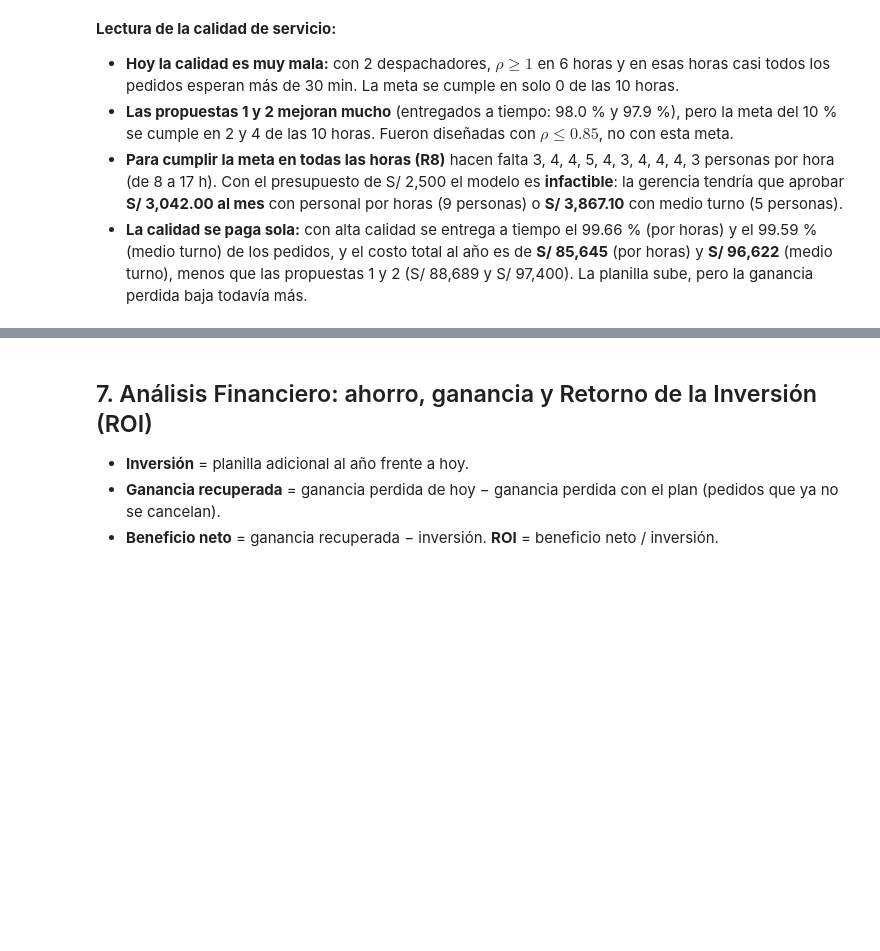
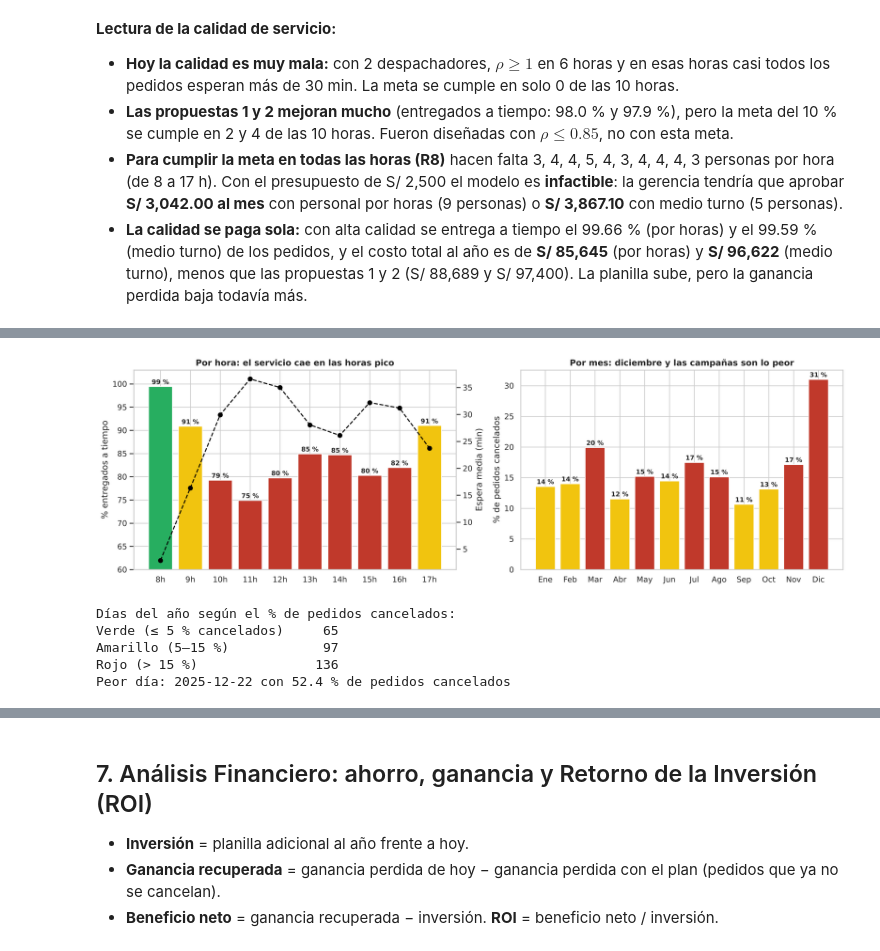
Before and after one commit to Efustion23/denlu-simulacion, a Jupyter notebook: Simulacion/Denlu.ipynb, the cells around one changed output, grey strips where cells are left out. Saved outputs shown, nothing was run; the diff lists cells and outputs as text; code cells hidden in the pictures; blank space fills up the shorter version.

```diff
--- a/Simulacion/Denlu.ipynb
+++ b/Simulacion/Denlu.ipynb
@@ -1211,0 +1245,36 @@ plt.show()
+# %%
+# Consistencia: calidad por hora y por mes
+por_hora_q = df.groupby('hora_del_dia').agg(a_tiempo=('cancelado', lambda x: 100 * (1 - x.mean())),
+                                            espera=('tiempo_espera_min', 'mean'))
+por_mes_q = df.groupby(pd.to_datetime(df['fecha']).dt.month)['cancelado'].mean() * 100
+
+fig, ax = plt.subplots(1, 2, figsize=(15, 4.8))
+colores_h = ['#27ae60' if v >= 95 else '#f1c40f' if v >= 85 else '#c0392b' for v in por_hora_q['a_tiempo']]
+ax[0].bar([f'{h}h' for h in por_hora_q.index], por_hora_q['a_tiempo'], color=colores_h)
+for i, v in enumerate(por_hora_q['a_tiempo']):
+    ax[0].text(i, v + 0.5, f'{v:.0f} %', ha='center', fontsize=9, fontweight='bold')
+ax[0].set_ylim(60, 103); ax[0].set_ylabel('% entregados a tiempo')
+ax[0].set_title('Por hora: el servicio cae en las horas pico', fontweight='bold')
+ax2 = ax[0].twinx(); ax2.plot(range(10), por_hora_q['espera'], 'o--', color='black'); ax2.set_ylabel('Espera media (min)'); ax2.grid(False)
+colores_m = ['#c0392b' if v > 15 else '#f1c40f' if v > 5 else '#27ae60' for v in por_mes_q]
+ax[1].bar(MESES, por_mes_q, color=colores_m)
+for i, v in enumerate(por_mes_q):
+    ax[1].text(i, v + 0.4, f'{v:.0f} %', ha='center', fontsize=9, fontweight='bold')
+ax[1].set_ylabel('% de pedidos cancelados')
+ax[1].set_title('Por mes: diciembre y las campañas son lo peor', fontweight='bold')
+plt.tight_layout()
+plt.show()
+
+# Días: semáforo de los 298 días del año
+por_dia_q = df.groupby('fecha')['cancelado'].mean() * 100
+dias_sem = pd.Series({'Verde (≤ 5 % cancelados)': (por_dia_q <= 5).sum(), 'Amarillo (5–15 %)': ((por_dia_q > 5) & (por_dia_q <= 15)).sum(),
+                      'Rojo (> 15 %)': (por_dia_q > 15).sum()})
+print('Días del año según el % de pedidos cancelados:'); print(dias_sem.to_string())
+print(f"Peor día: {por_dia_q.idxmax()} con {por_dia_q.max():.1f} % de pedidos cancelados")
+# %% [output]
+[figure, added]
+Días del año según el % de pedidos cancelados:
+Verde (≤ 5 % cancelados)     65
+Amarillo (5–15 %)            97
+Rojo (> 15 %)               136
+Peor día: 2025-12-22 con 52.4 % de pedidos cancelados
```
Also changed, not shown: parts of 5 cells of this notebook, 4 other files.
